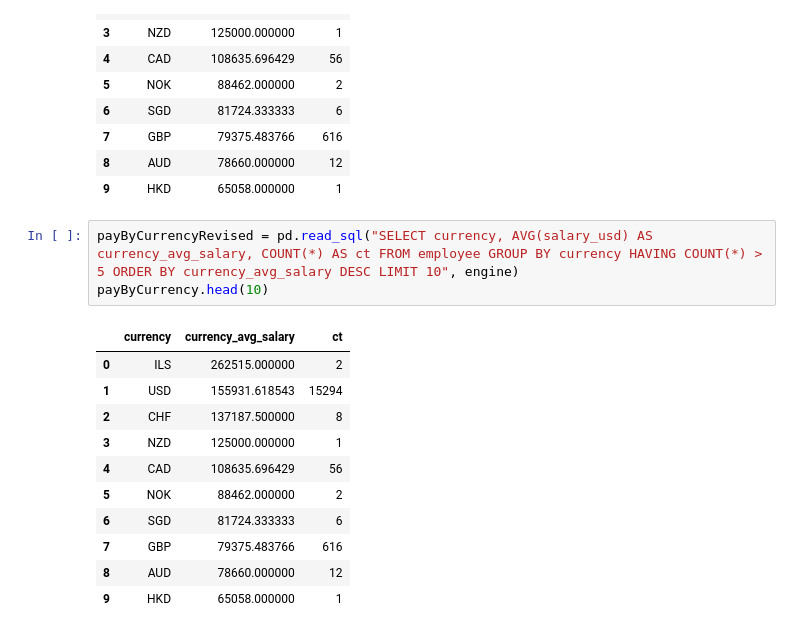
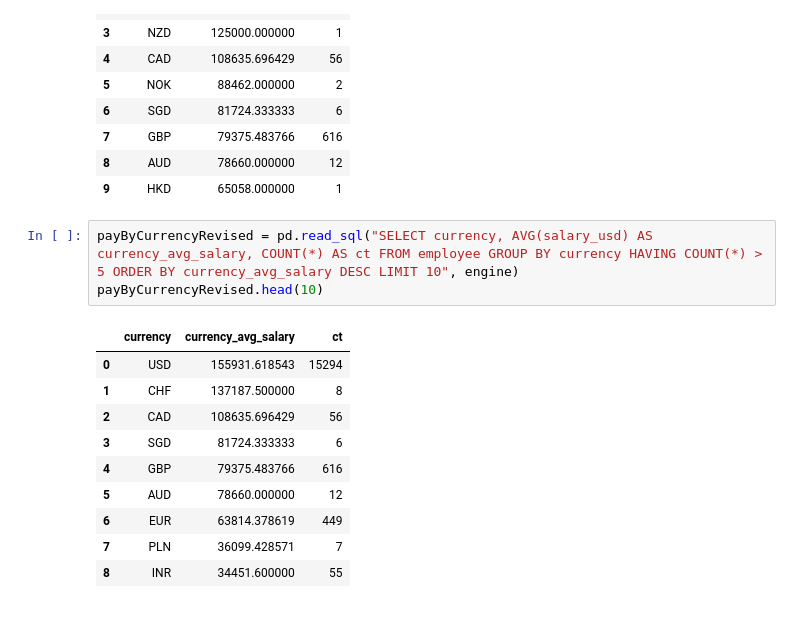
Before and after one commit to AdamYeisley/Group6, a Jupyter notebook: data_analysis.ipynb, the cells around one changed output. Saved outputs shown, nothing was run; the diff lists cells and outputs as text.

```diff
--- a/data_analysis.ipynb
+++ b/data_analysis.ipynb
@@ -179,16 +182,15 @@ payByCurrency.head(10)
 | 9 | HKD | 65058.000000 | 1 |
 # %%
 payByCurrencyRevised = pd.read_sql("SELECT currency, AVG(salary_usd) AS currency_avg_salary, COUNT(*) AS ct FROM employee GROUP BY currency HAVING COUNT(*) > 5 ORDER BY currency_avg_salary DESC LIMIT 10", engine)
-payByCurrency.head(10)
+payByCurrencyRevised.head(10)
 # %% [output]
 |  | currency | currency_avg_salary | ct |
-| 0 | ILS | 262515.000000 | 2 |
-| 1 | USD | 155931.618543 | 15294 |
-| 2 | CHF | 137187.500000 | 8 |
-| 3 | NZD | 125000.000000 | 1 |
-| 4 | CAD | 108635.696429 | 56 |
-| 5 | NOK | 88462.000000 | 2 |
-| 6 | SGD | 81724.333333 | 6 |
-| 7 | GBP | 79375.483766 | 616 |
-| 8 | AUD | 78660.000000 | 12 |
-| 9 | HKD | 65058.000000 | 1 |
+| 0 | USD | 155931.618543 | 15294 |
+| 1 | CHF | 137187.500000 | 8 |
+| 2 | CAD | 108635.696429 | 56 |
+| 3 | SGD | 81724.333333 | 6 |
+| 4 | GBP | 79375.483766 | 616 |
+| 5 | AUD | 78660.000000 | 12 |
+| 6 | EUR | 63814.378619 | 449 |
+| 7 | PLN | 36099.428571 | 7 |
+| 8 | INR | 34451.600000 | 55 |
```
Also changed, not shown: parts of 9 cells of this notebook.
